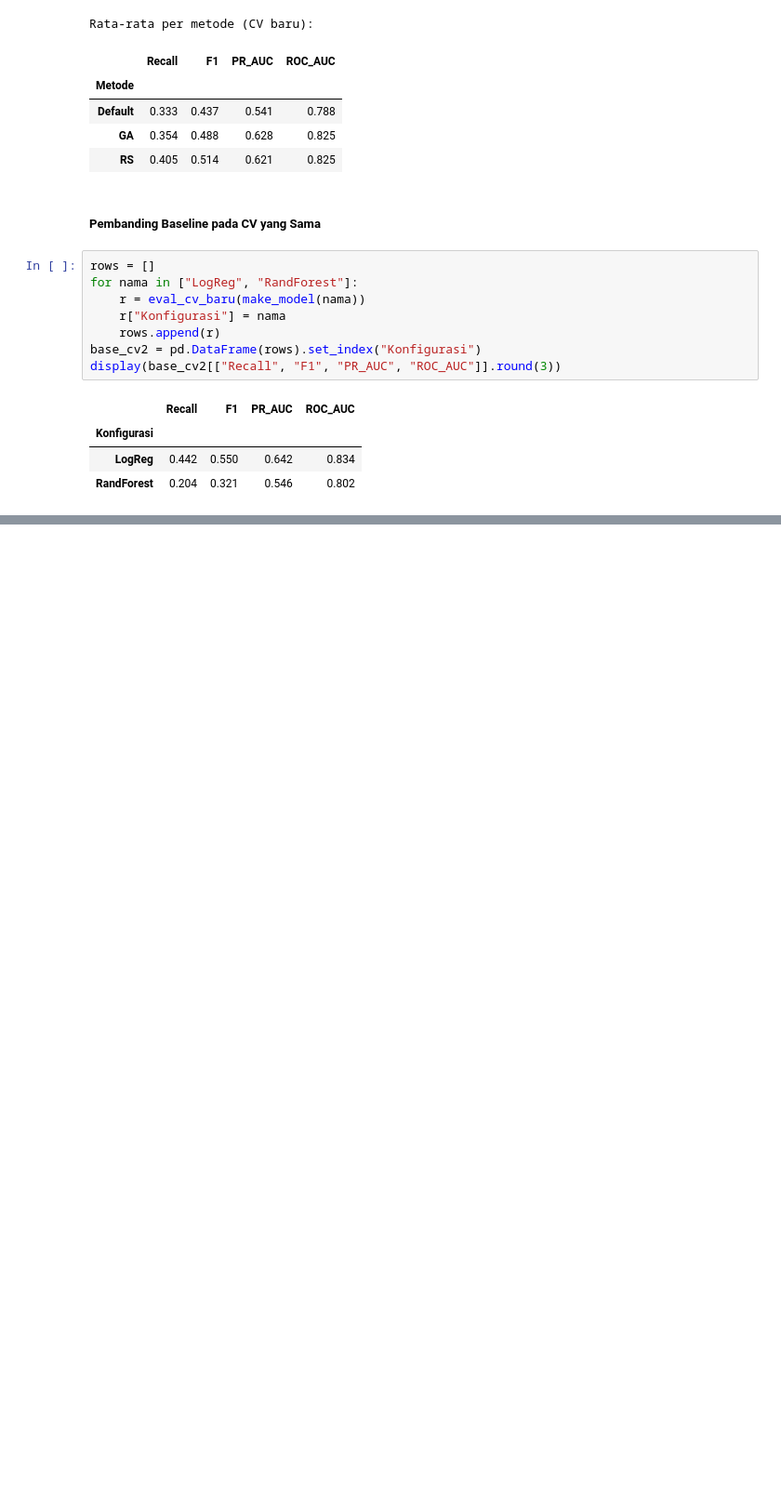
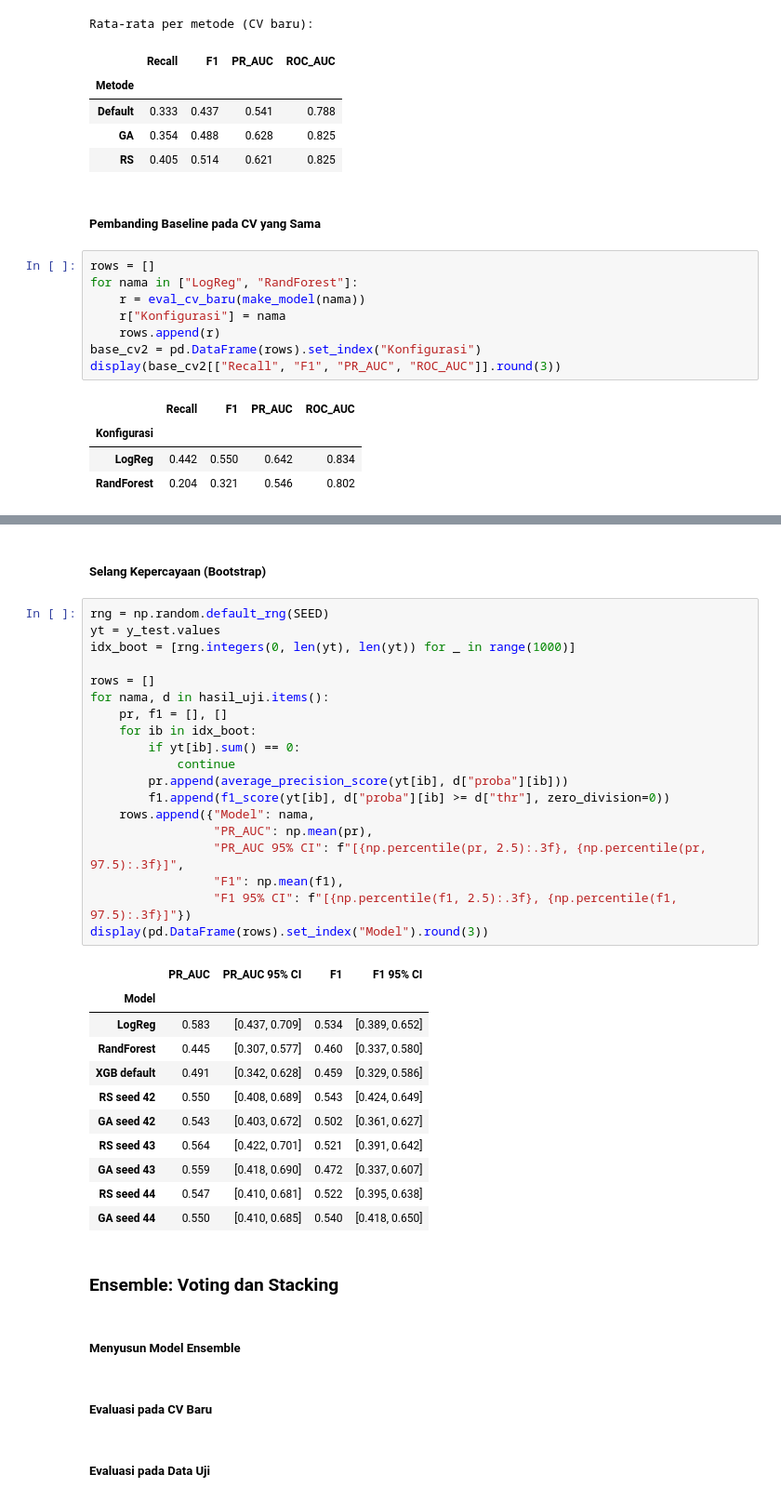
Before and after one commit to manl1/Project-ETS-Machine-Learning, a Jupyter notebook: project-ets.ipynb, the cells around one changed output, grey strips where cells are left out. Shown at 93% size. Cells and saved outputs as stored; diff of their text form; blank space fills up the shorter version.

```diff
--- a/project-ets.ipynb
+++ b/project-ets.ipynb
@@ -1034,0 +1139,41 @@ display(base_cv2[["Recall", "F1", "PR_AUC", "ROC_AUC"]].round(3))
+# %% [markdown]
+##### Selang Kepercayaan (Bootstrap)
+# %%
+rng = np.random.default_rng(SEED)
+yt = y_test.values
+idx_boot = [rng.integers(0, len(yt), len(yt)) for _ in range(1000)]
+
+rows = []
+for nama, d in hasil_uji.items():
+    pr, f1 = [], []
+    for ib in idx_boot:
+        if yt[ib].sum() == 0:
+            continue
+        pr.append(average_precision_score(yt[ib], d["proba"][ib]))
+        f1.append(f1_score(yt[ib], d["proba"][ib] >= d["thr"], zero_division=0))
+    rows.append({"Model": nama,
+                 "PR_AUC": np.mean(pr),
+                 "PR_AUC 95% CI": f"[{np.percentile(pr, 2.5):.3f}, {np.percentile(pr, 97.5):.3f}]",
+                 "F1": np.mean(f1),
+                 "F1 95% CI": f"[{np.percentile(f1, 2.5):.3f}, {np.percentile(f1, 97.5):.3f}]"})
+display(pd.DataFrame(rows).set_index("Model").round(3))
+# %% [output]
+|  | PR_AUC | PR_AUC 95% CI | F1 | F1 95% CI |
+| Model |  |  |  |  |
+| LogReg | 0.583 | [0.437, 0.709] | 0.534 | [0.389, 0.652] |
+| RandForest | 0.445 | [0.307, 0.577] | 0.460 | [0.337, 0.580] |
+| XGB default | 0.491 | [0.342, 0.628] | 0.459 | [0.329, 0.586] |
+| RS seed 42 | 0.550 | [0.408, 0.689] | 0.543 | [0.424, 0.649] |
+| GA seed 42 | 0.543 | [0.403, 0.672] | 0.502 | [0.361, 0.627] |
+| RS seed 43 | 0.564 | [0.422, 0.701] | 0.521 | [0.391, 0.642] |
+| GA seed 43 | 0.559 | [0.418, 0.690] | 0.472 | [0.337, 0.607] |
+| RS seed 44 | 0.547 | [0.410, 0.681] | 0.522 | [0.395, 0.638] |
+| GA seed 44 | 0.550 | [0.410, 0.685] | 0.540 | [0.418, 0.650] |
+# %% [markdown]
+### Ensemble: Voting dan Stacking
+# %% [markdown]
+##### Menyusun Model Ensemble
+# %% [markdown]
+##### Evaluasi pada CV Baru
+# %% [markdown]
+##### Evaluasi pada Data Uji
```
Also changed, not shown: parts of 5 cells of this notebook.
